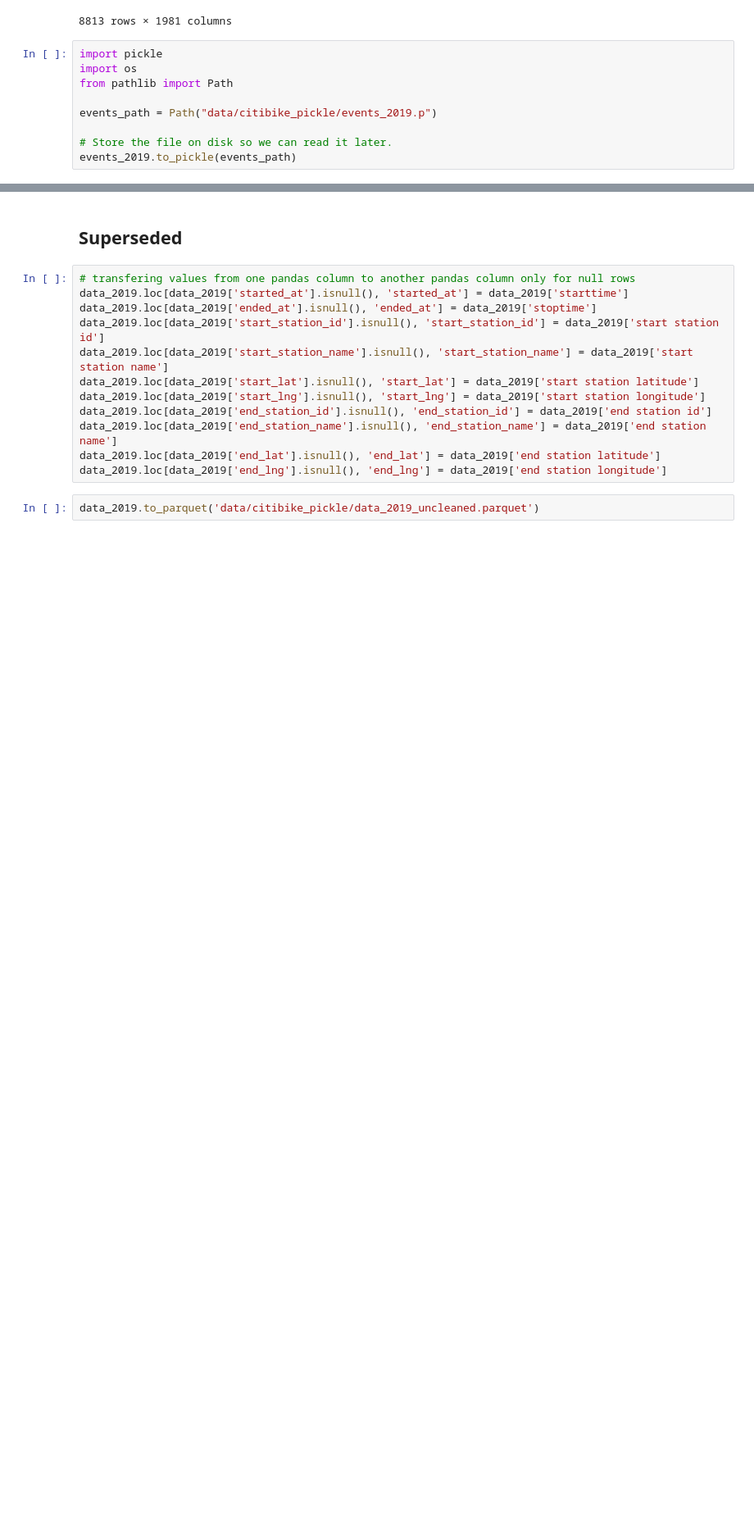
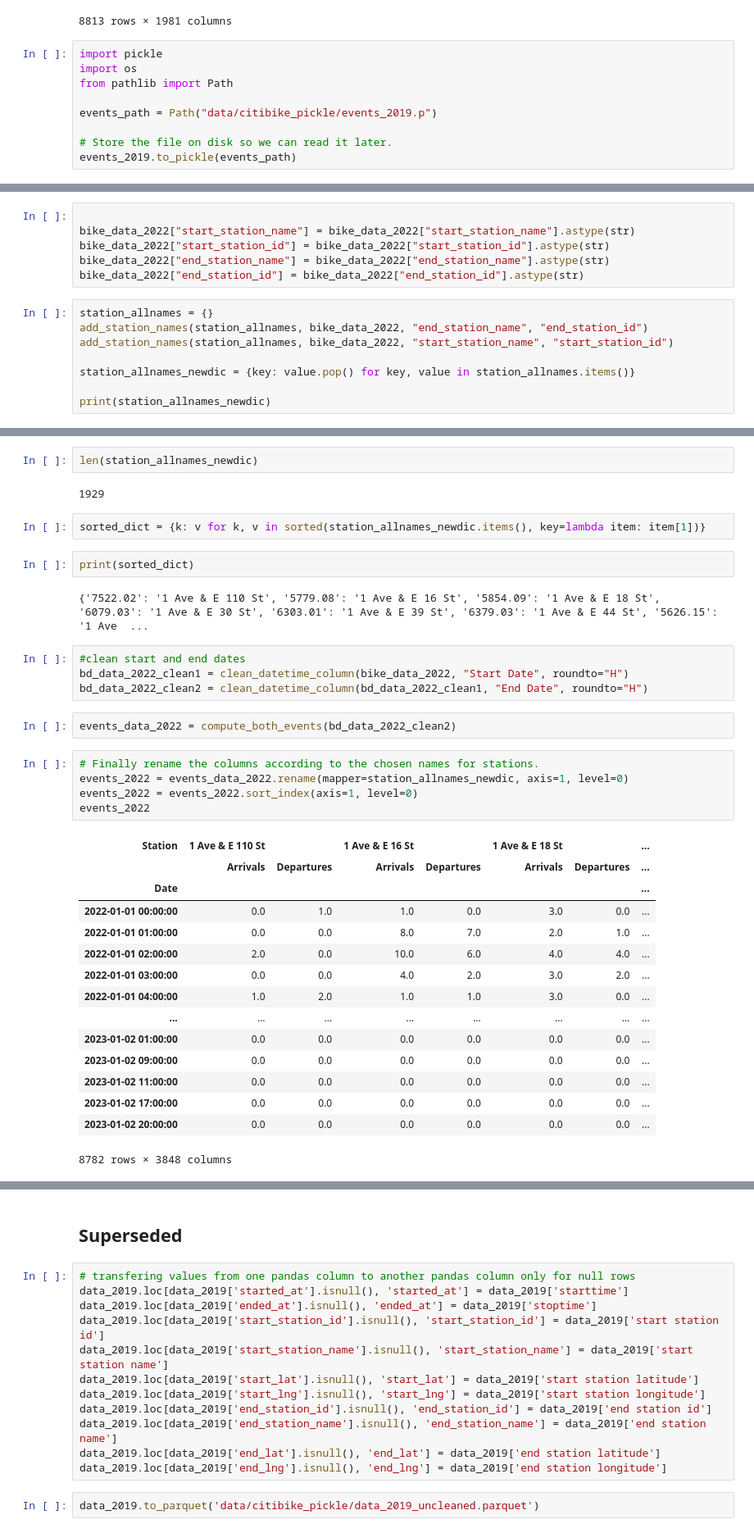
Before and after one commit to elrhmo/bike_sharing, a Jupyter notebook: data_prep.ipynb, the cells around one changed output, grey strips where cells are left out. Shown at 82% size. Cells and saved outputs as stored; diff of their text form; blank space fills up the shorter version.

```diff
--- a/data_prep.ipynb
+++ b/data_prep.ipynb
@@ -2622,0 +2630,14 @@ events_2019.to_pickle(events_path)
+# %%
+
+bike_data_2022["start_station_name"] = bike_data_2022["start_station_name"].astype(str)
+bike_data_2022["start_station_id"] = bike_data_2022["start_station_id"].astype(str)
+bike_data_2022["end_station_name"] = bike_data_2022["end_station_name"].astype(str)
+bike_data_2022["end_station_id"] = bike_data_2022["end_station_id"].astype(str)
+# %%
+station_allnames = {}
+add_station_names(station_allnames, bike_data_2022, "end_station_name", "end_station_id")
+add_station_names(station_allnames, bike_data_2022, "start_station_name", "start_station_id")
+
+station_allnames_newdic = {key: value.pop() for key, value in station_allnames.items()}
+
+print(station_allnames_newdic)
@@ -2622,0 +2646,37 @@ events_2019.to_pickle(events_path)
+# %%
+len(station_allnames_newdic)
+# %% [output]
+1929
+# %%
+sorted_dict = {k: v for k, v in sorted(station_allnames_newdic.items(), key=lambda item: item[1])}
+# %%
+print(sorted_dict)
+# %% [output]
+{'7522.02': '1 Ave & E 110 St', '5779.08': '1 Ave & E 16 St', '5854.09': '1 Ave & E 18 St', '6079.03': '1 Ave & E 30 St', '6303.01': '1 Ave & E 39 St', '6379.03': '1 Ave & E 44 St', '5626.15': '1 Ave  ...
+# %%
+#clean start and end dates
+bd_data_2022_clean1 = clean_datetime_column(bike_data_2022, "Start Date", roundto="H")
+bd_data_2022_clean2 = clean_datetime_column(bd_data_2022_clean1, "End Date", roundto="H")
+# %%
+events_data_2022 = compute_both_events(bd_data_2022_clean2)
+# %%
+# Finally rename the columns according to the chosen names for stations.
+events_2022 = events_data_2022.rename(mapper=station_allnames_newdic, axis=1, level=0)
+events_2022 = events_2022.sort_index(axis=1, level=0)
+events_2022
+# %% [output]
+| Station | 1 Ave & E 110 St |  | 1 Ave & E 16 St |  | 1 Ave & E 18 St |  | ... |
+|  | Arrivals | Departures | Arrivals | Departures | Arrivals | Departures | ... |
+| Date |  |  |  |  |  |  | ... |
+| 2022-01-01 00:00:00 | 0.0 | 1.0 | 1.0 | 0.0 | 3.0 | 0.0 | ... |
+| 2022-01-01 01:00:00 | 0.0 | 0.0 | 8.0 | 7.0 | 2.0 | 1.0 | ... |
+| 2022-01-01 02:00:00 | 2.0 | 0.0 | 10.0 | 6.0 | 4.0 | 4.0 | ... |
+| 2022-01-01 03:00:00 | 0.0 | 0.0 | 4.0 | 2.0 | 3.0 | 2.0 | ... |
+| 2022-01-01 04:00:00 | 1.0 | 2.0 | 1.0 | 1.0 | 3.0 | 0.0 | ... |
+| ... | ... | ... | ... | ... | ... | ... | ... |
+| 2023-01-02 01:00:00 | 0.0 | 0.0 | 0.0 | 0.0 | 0.0 | 0.0 | ... |
+| 2023-01-02 09:00:00 | 0.0 | 0.0 | 0.0 | 0.0 | 0.0 | 0.0 | ... |
+| 2023-01-02 11:00:00 | 0.0 | 0.0 | 0.0 | 0.0 | 0.0 | 0.0 | ... |
+| 2023-01-02 17:00:00 | 0.0 | 0.0 | 0.0 | 0.0 | 0.0 | 0.0 | ... |
+| 2023-01-02 20:00:00 | 0.0 | 0.0 | 0.0 | 0.0 | 0.0 | 0.0 | ... |
+8782 rows × 3848 columns
```
Also changed, not shown: parts of 5 cells of this notebook.
